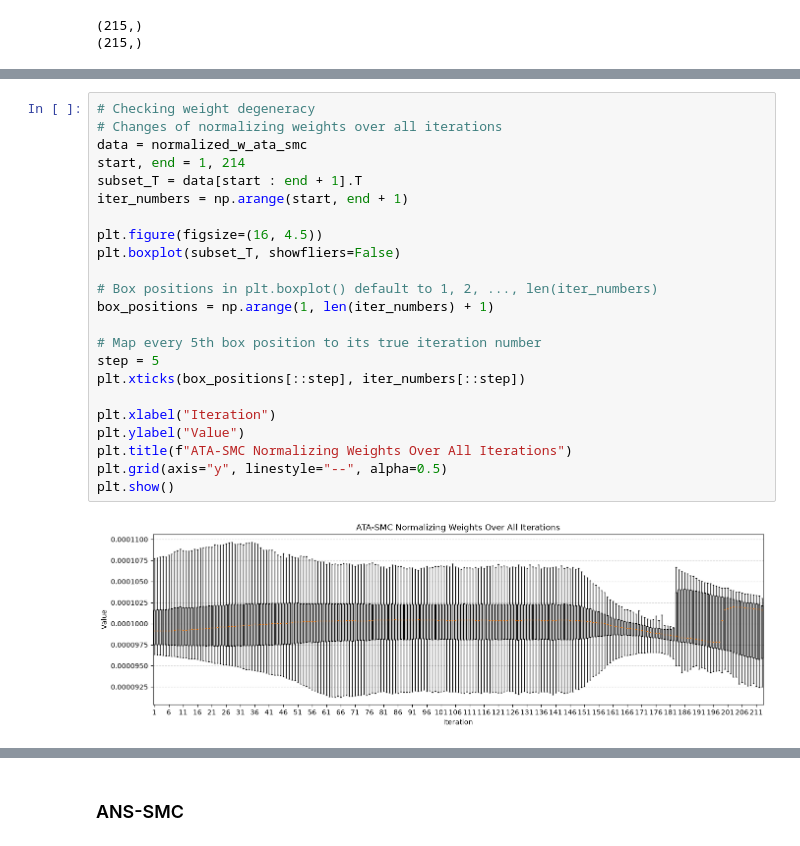
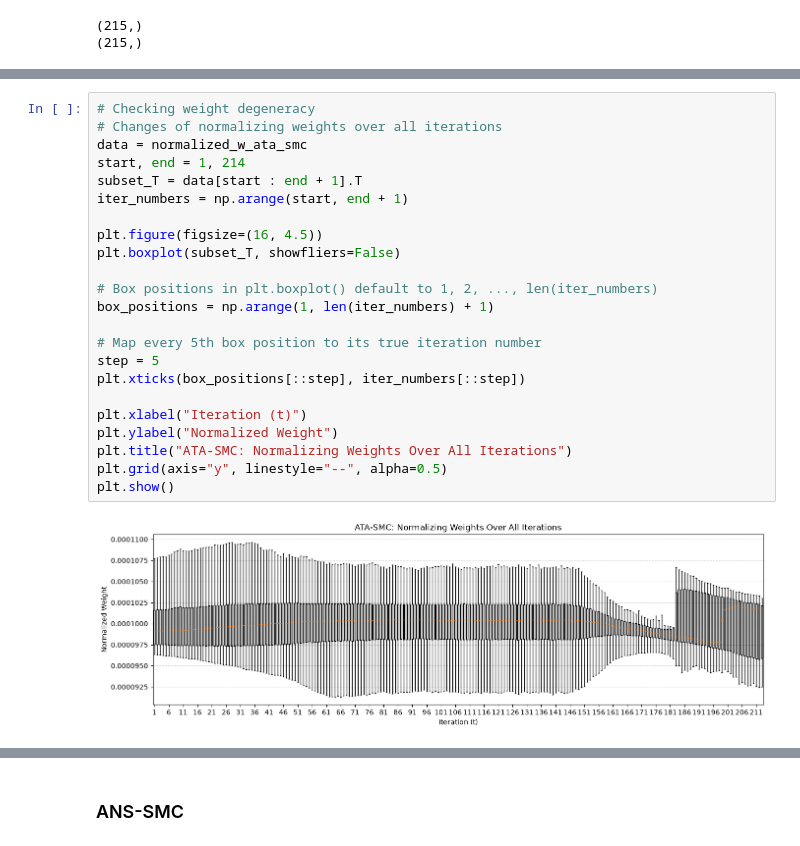
Before and after one commit to thuthiminhnguyen/QP2, a Jupyter notebook: initial-analysis.ipynb, the cells around one changed output, grey strips where cells are left out. Saved outputs shown, nothing was run; the diff lists cells and outputs as text.

```diff
--- a/initial-analysis.ipynb
+++ b/initial-analysis.ipynb
@@ -281,28 +281,28 @@ plt.show()
 # %%
 # Checking weight degeneracy
 # Changes of normalizing weights over all iterations
 data = normalized_w_ata_smc
 start, end = 1, 214
 subset_T = data[start : end + 1].T
 iter_numbers = np.arange(start, end + 1)
 
 plt.figure(figsize=(16, 4.5))
 plt.boxplot(subset_T, showfliers=False)
 
 # Box positions in plt.boxplot() default to 1, 2, ..., len(iter_numbers)
 box_positions = np.arange(1, len(iter_numbers) + 1)
 
 # Map every 5th box position to its true iteration number
 step = 5
 plt.xticks(box_positions[::step], iter_numbers[::step])
 
-plt.xlabel("Iteration")
-plt.ylabel("Value")
-plt.title(f"ATA-SMC Normalizing Weights Over All Iterations")
+plt.xlabel("Iteration (t)")
+plt.ylabel("Normalized Weight")
+plt.title("ATA-SMC: Normalizing Weights Over All Iterations")
 plt.grid(axis="y", linestyle="--", alpha=0.5)
 plt.show()
 # %% [output]
-[figure, old version]
+[figure, new version]
 # %%
 # Checking effective sample size over iterations
 plt.figure(figsize=(10, 4.5))
```
Also changed, not shown: parts of 9 cells of this notebook, 20 other files.
